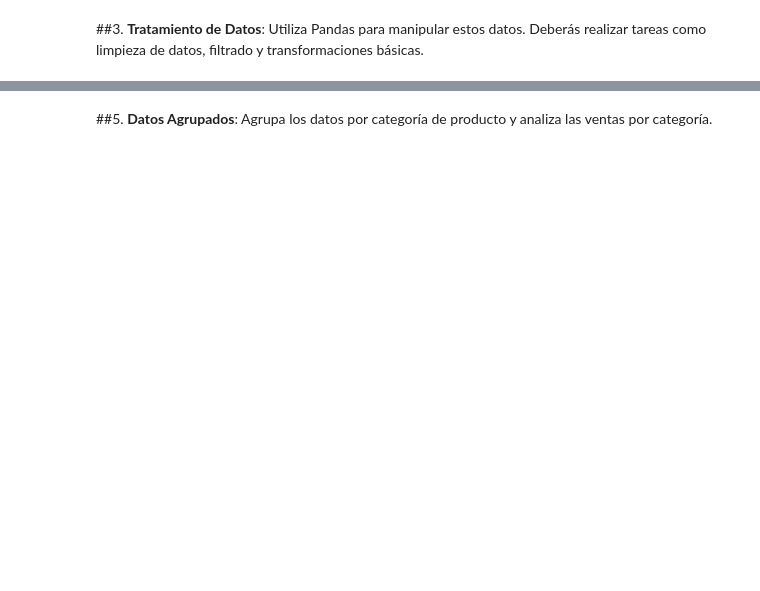
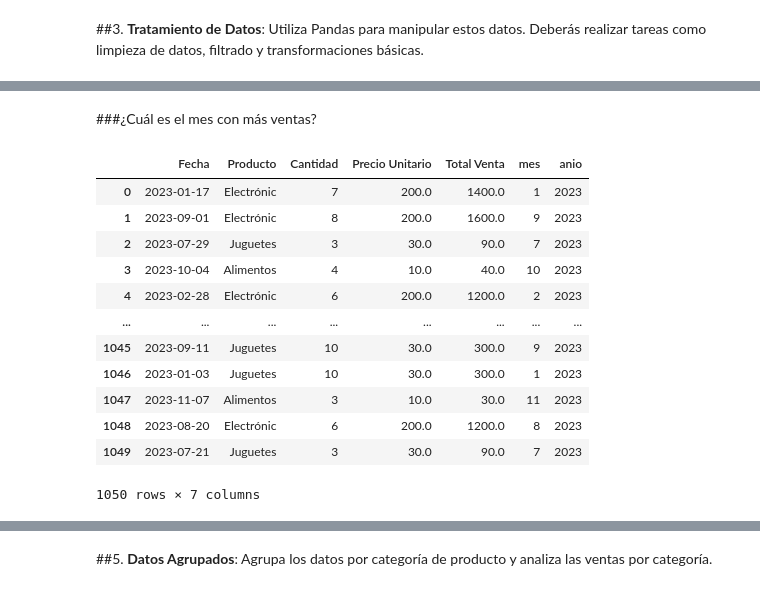
Before and after one commit to MyAppsTest/ciencia_datos_udemy_fg, a Jupyter notebook: Proyecto del Día 7.ipynb, the cells around one changed output, grey strips where cells are left out. Saved outputs shown, nothing was run; the diff lists cells and outputs as text; code cells hidden in the pictures; blank space fills up the shorter version.

```diff
--- a/Proyecto del Día 7.ipynb
+++ b/Proyecto del Día 7.ipynb
@@ -55,3 +57,5 @@ memory usage: 39.2+ KB
 # %% [markdown]
 ##2. **Fusión de Datos**:
 Crea un segundo DataFrame que contenga los datos del archivo **Datos_Ventas_Tienda2.csv** (también provisto en esta lección), y concaténalos para tener un solo dataFrame con toda la información.
+# %%
+df2 = pd.read_csv(link2)
@@ -57,0 +77,2 @@ Crea un segundo DataFrame que contenga los datos del archivo **Datos_Ventas_Tien
+# %%
+df_contatenado = pd.concat([df, df2], ignore_index=True)
@@ -60,0 +113,5 @@ Utiliza Pandas para manipular estos datos. Deberás realizar tareas como limpiez
+# %%
+from datetime import datetime
+df_contatenado['Precio Unitario'] = df_contatenado['Precio Unitario'].astype(float)
+df_contatenado['Total Venta'] = df_contatenado['Total Venta'].astype(float)
+df_contatenado['Fecha'] = pd.to_datetime(df_contatenado['Fecha'])
@@ -65,0 +164,21 @@ Realiza análisis para responder preguntas como:
+# %% [markdown]
+###¿Cuál es el mes con más ventas?
+# %%
+df_contatenado['mes'] = df_contatenado['Fecha'].dt.month
+df_contatenado['anio'] = df_contatenado['Fecha'].dt.year
+# %%
+df_contatenado
+# %% [output]
+|  | Fecha | Producto | Cantidad | Precio Unitario | Total Venta | mes | anio |
+| 0 | 2023-01-17 | Electrónic | 7 | 200.0 | 1400.0 | 1 | 2023 |
+| 1 | 2023-09-01 | Electrónic | 8 | 200.0 | 1600.0 | 9 | 2023 |
+| 2 | 2023-07-29 | Juguetes | 3 | 30.0 | 90.0 | 7 | 2023 |
+| 3 | 2023-10-04 | Alimentos | 4 | 10.0 | 40.0 | 10 | 2023 |
+| 4 | 2023-02-28 | Electrónic | 6 | 200.0 | 1200.0 | 2 | 2023 |
+| ... | ... | ... | ... | ... | ... | ... | ... |
+| 1045 | 2023-09-11 | Juguetes | 10 | 30.0 | 300.0 | 9 | 2023 |
+| 1046 | 2023-01-03 | Juguetes | 10 | 30.0 | 300.0 | 1 | 2023 |
+| 1047 | 2023-11-07 | Alimentos | 3 | 10.0 | 30.0 | 11 | 2023 |
+| 1048 | 2023-08-20 | Electrónic | 6 | 200.0 | 1200.0 | 8 | 2023 |
+| 1049 | 2023-07-21 | Juguetes | 3 | 30.0 | 90.0 | 7 | 2023 |
+1050 rows × 7 columns
```
Also changed, not shown: parts of 14 cells of this notebook.
